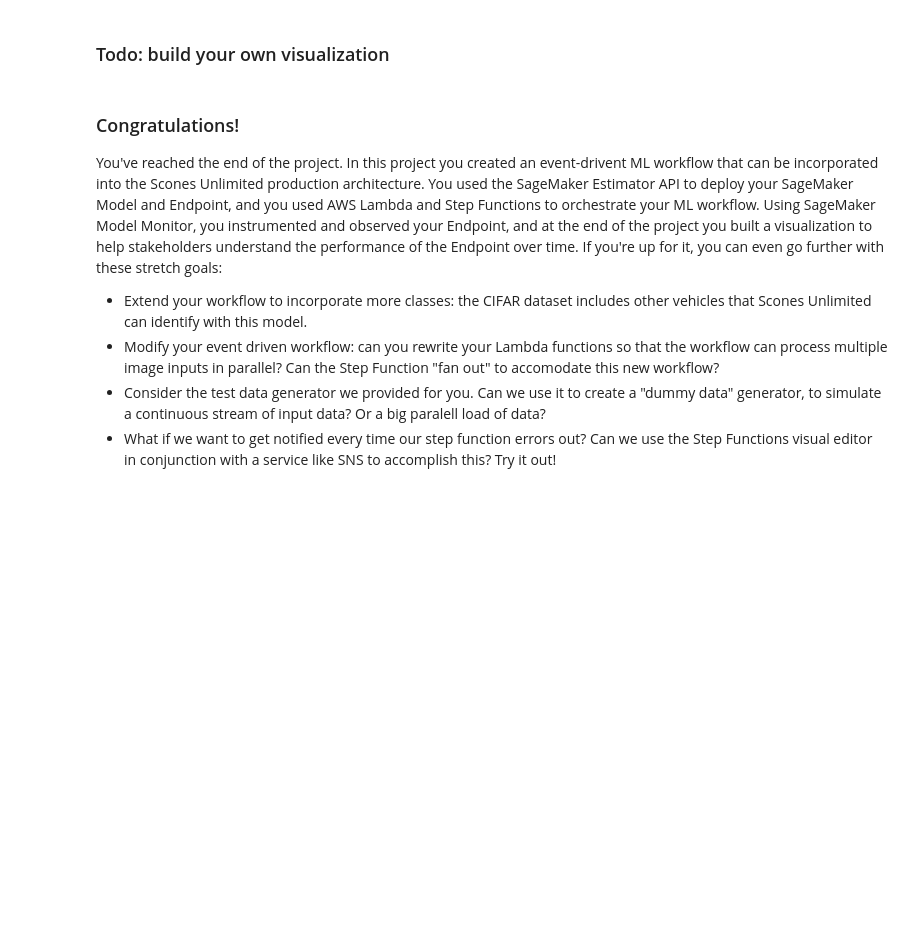
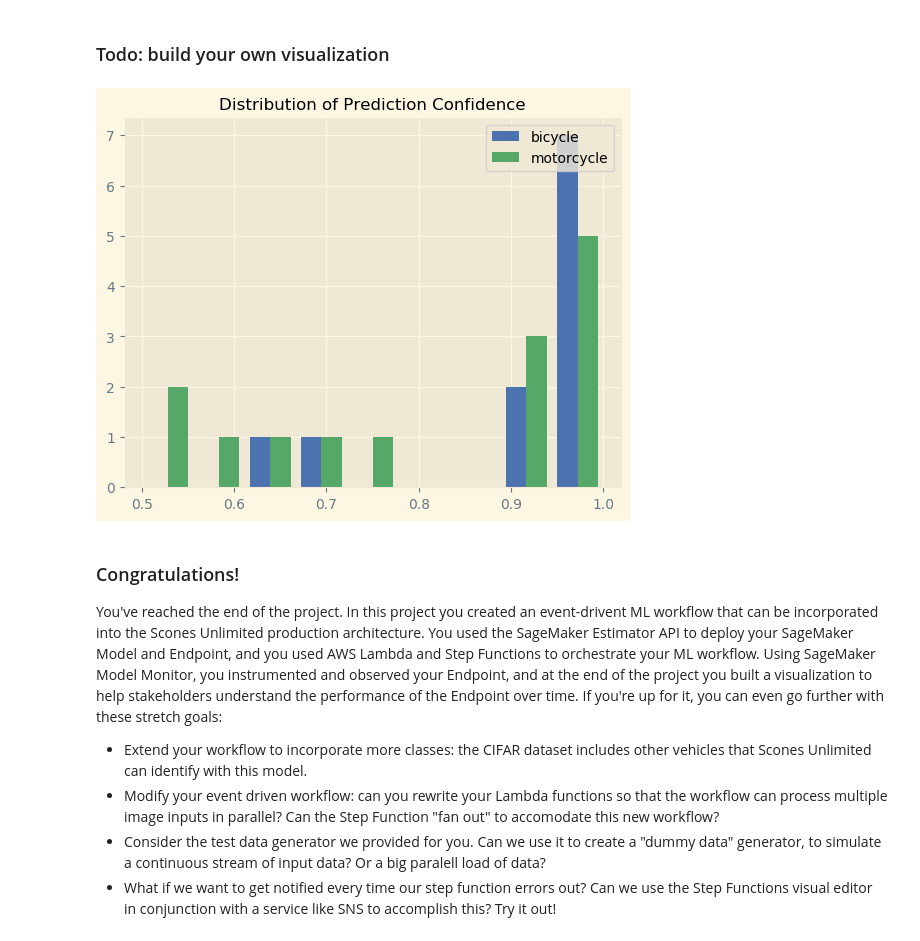
Before and after one commit to AravindaDP/udacity-nd009t-C2-Developing-ML-Workflow, a Jupyter notebook: project/starter.ipynb, the cells around one changed output. Saved outputs shown, nothing was run; the diff lists cells and outputs as text; code cells hidden in the pictures; blank space fills up the shorter version.

```diff
--- a/project/starter.ipynb
+++ b/project/starter.ipynb
@@ -702,5 +732,28 @@ plt.gcf().autofmt_xdate()
 # %% [markdown]
 ### Todo: build your own visualization
+# %%
+import numpy as np
+# Populate the data for each class
+bicycle_pred = []
+motorcycle_pred = []
+for obj in json_data:
+    inference, timestamp = simple_getter(obj)
+
+    if inference[0] > inference[1]:
+        bicycle_pred.append(inference[0])
+    else:
+        motorcycle_pred.append(inference[1])
+
+bins = np.linspace(0.5, 1, 10)
+
+plt.style.use('seaborn-deep');
+
+plt.hist([bicycle_pred, motorcycle_pred], bins, label=['bicycle', 'motorcycle']);
+plt.title("Distribution of Prediction Confidence", size=12);
+plt.legend(loc='upper right');
+plt.show();
+# %% [output]
+[figure, added]
 # %% [markdown]
 ### Congratulations!
 
```
Also changed, not shown: parts of 5 cells of this notebook.
